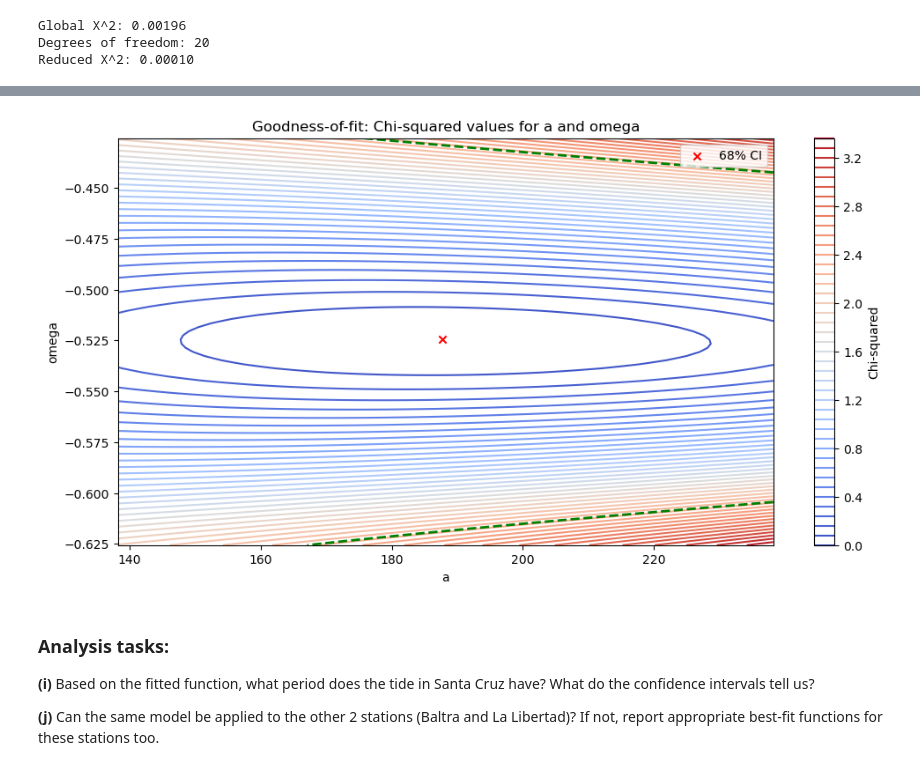
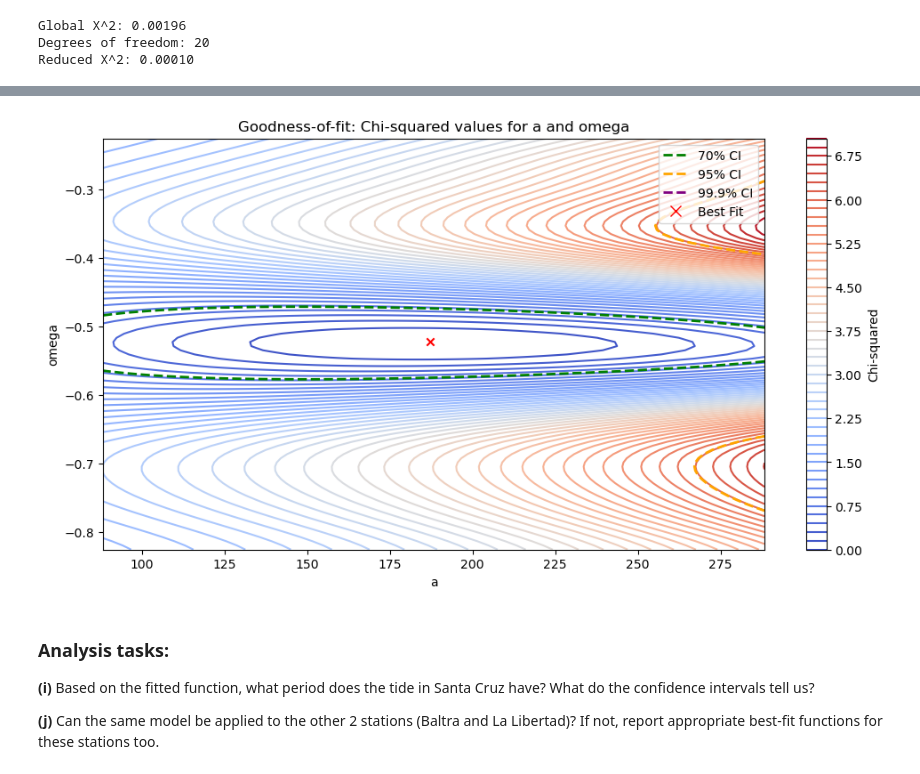
Before and after one commit to DaVas1410/computational-physics-1, a Jupyter notebook: homework/hw1/HW1.ipynb, the cells around one changed output, grey strips where cells are left out. Drawn from its saved outputs; the diff is of its cells as text; code cells hidden in the pictures.

```diff
--- a/homework/hw1/HW1.ipynb
+++ b/homework/hw1/HW1.ipynb
@@ -109,7 +110,7 @@ gases = {
 **(e)** Use matplotlib to make a high-quality, labeled, multi-panel figure of the thermal pressure (calculated with both EOS) of all 6 gases as a function of volume. The plot should have $P$ on the Y axis and $V$ on the X axis.
 # %%
 # Generate a 1D volume vector covering the range from 0.5 to 5 L
-volume_vector = np.linspace(0.5, 5, 100) * (1e-3)  # Convert to m^3
+volume_vector = np.linspace(0.5, 5, 100)
 
 # Define the number of moles and temperature
 n = 1  # Number of moles
@@ -167,7 +168,7 @@ def temps(n,P, V, a, b):
         - T1 (float): Temperature calculated using the van der Waals equation
         - T2 (float): Temperature calculated using the ideal gas equation
     """
-    R = ctn.R  # Ideal gas constant in J/(mol K)
+    R = 0.08206  # Ideal gas constant in J/(mol K)
 
     # Calculate temperature using the van der Waals equation
     T1 = ((P + (n**2 * a) / V**2) * (V - n * b)) / (n * R)
@@ -525,9 +526,9 @@ We can denote a realy small Reduced $\chi^2$ what would suggest overfitting, but
 # %%
 # Params Range
-a1 = np.linspace(tide.x[0] - 50, tide.x[0] + 50, 100)
-omega1 = np.linspace(tide.x[1] - 0.1, tide.x[1] + 0.1, 100)
-phi1 = np.linspace(tide.x[2] - 0.5, tide.x[2] + 0.5, 100)
-r1 = np.linspace(tide.x[3] - 50, tide.x[3] + 50, 100)
+a1 = np.linspace(tide.x[0] - 100, tide.x[0] + 100, 100)
+omega1 = np.linspace(tide.x[1] - 0.3, tide.x[1] + 0.3, 100)
+phi1 = np.linspace(tide.x[2] - 2, tide.x[2] + 2, 100)
+r1 = np.linspace(tide.x[3] - 200, tide.x[3] + 200, 100)
 
 # Meshfgrids for params
 a_mesh, omega_mesh = np.meshgrid(a1, omega1)
@@ -568,21 +585,39 @@ plt.show()
 # %%
-
-# Confidence interval thresholds for 2 parameters
-conf_levels = [2.3, 6.18, 11.83]
+# Confidence interval thresholds for 2 parameters from the chi-squared table
+conf_levels = [0.713, 5.991, 13.815]
 
 # Omega vs A plot with confidence intervals
 plt.figure(figsize=(12, 6))
-plt.contour(a_mesh, omega_mesh, chi_squared_a_omega, levels=50, cmap='coolwarm')
+contour = plt.contour(a_mesh, omega_mesh, chi_squared_a_omega, levels=50, cmap='coolwarm')
 plt.colorbar(label='Chi-squared')
-plt.contour(a_mesh, omega_mesh, chi_squared_a_omega, levels=conf_levels, colors=['green', 'orange', 'purple'], linestyles=['--', '--', '--'], linewidths=2)
-plt.scatter(a_mesh[min_idx], omega_mesh[min_idx], color='red', marker='x', label='Best Fit')
+
+# Adding labeled confidence intervals - capture the contour objects
+cont1 = plt.contour(a_mesh, omega_mesh, chi_squared_a_omega, levels=[conf_levels[0]],
+                   colors=['green'], linestyles='--', linewidths=2)
+cont2 = plt.contour(a_mesh, omega_mesh, chi_squared_a_omega, levels=[conf_levels[1]],
+                   colors=['orange'], linestyles='--', linewidths=2)
+cont3 = plt.contour(a_mesh, omega_mesh, chi_squared_a_omega, levels=[conf_levels[2]],
+                   colors=['purple'], linestyles='--', linewidths=2)
+
+# Best fit point
+best_fit = plt.scatter(a_mesh[min_idx], omega_mesh[min_idx], color='red', marker='x')
+
 plt.xlabel('a')
 plt.ylabel('omega')
 plt.title('Goodness-of-fit: Chi-squared values for a and omega')
-plt.legend(['68% CI', '95% CI', '99.7% CI', 'Best Fit'])
+
+# Create legend with custom handles
+legend_elements = [
+    Line2D([0], [0], color='green', linestyle='--', linewidth=2, label='70% CI'),
+    Line2D([0], [0], color='orange', linestyle='--', linewidth=2, label='95% CI'),
+    Line2D([0], [0], color='purple', linestyle='--', linewidth=2, label='99.9% CI'),
+    Line2D([0], [0], marker='x', color='red', linestyle='None', markersize=8, label='Best Fit')
+]
+plt.legend(handles=legend_elements)
+
 plt.show()
 # %% [output]
-[figure, old version]
+[figure, new version]
 # %% [markdown]
 ### Analysis tasks:
 
```
Also changed, not shown: parts of 7 cells of this notebook, 1 other file.
